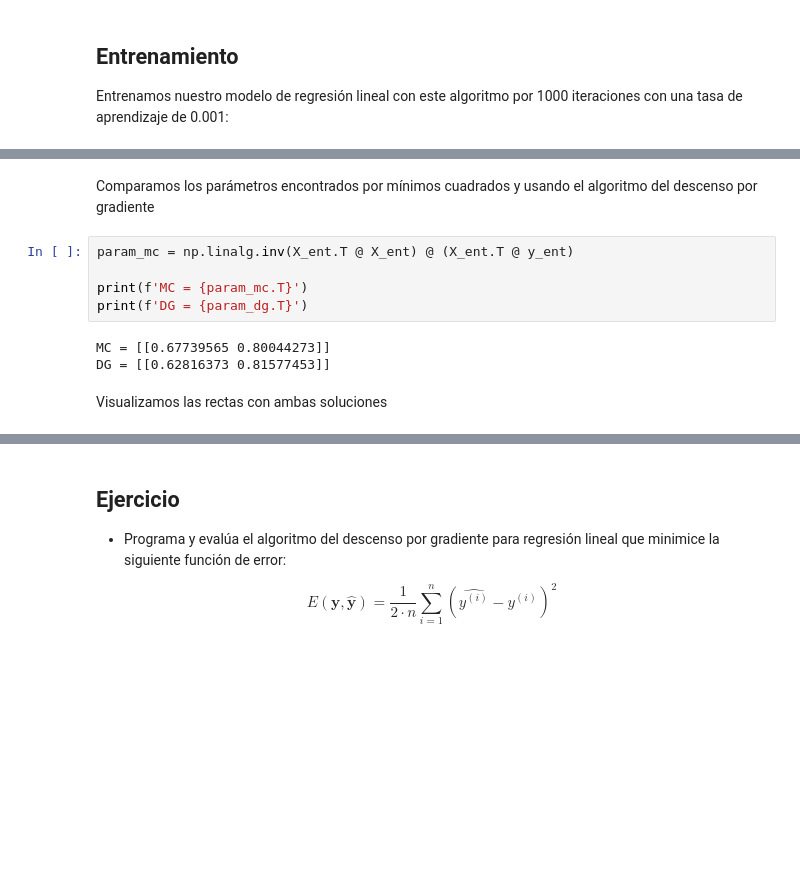
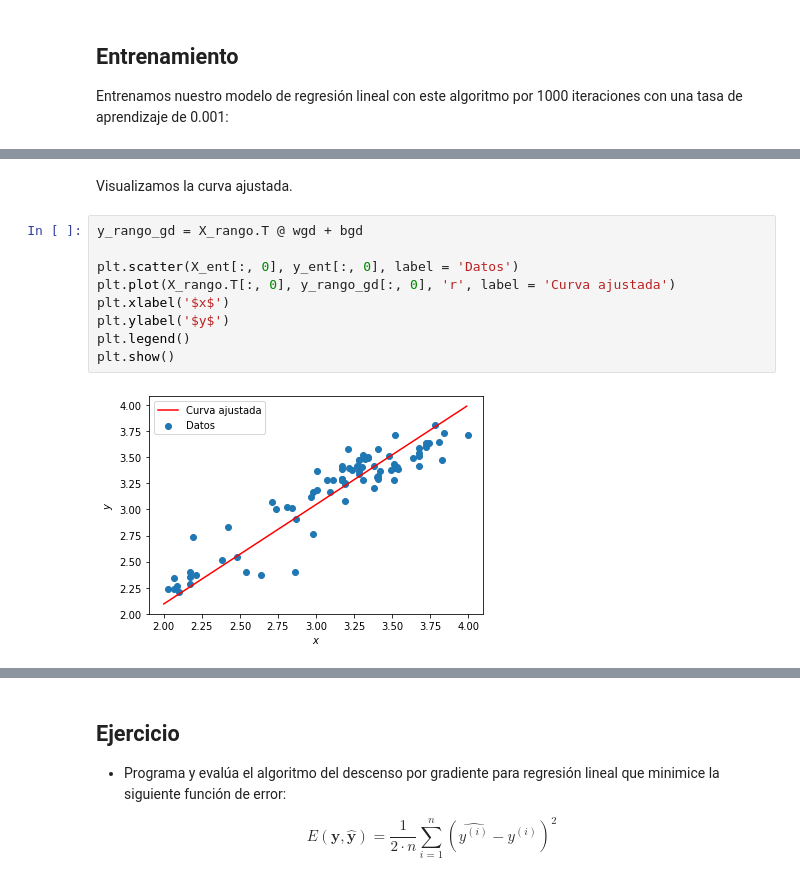
Before and after one commit to gibranfp/CursoAprendizajeProfundo, a Jupyter notebook: notebooks/1a_sgd_reglin.ipynb, the cells around one changed output, grey strips where cells are left out. Drawn from its saved outputs; the diff is of its cells as text; blank space fills up the shorter version.

```diff
--- a/notebooks/1a_sgd_reglin.ipynb
+++ b/notebooks/1a_sgd_reglin.ipynb
@@ -93,12 +133,13 @@ plt.show()
-# %% [markdown]
-Comparamos los parámetros encontrados por mínimos cuadrados y usando el algoritmo del descenso por gradiente
-# %%
-param_mc = np.linalg.inv(X_ent.T @ X_ent) @ (X_ent.T @ y_ent)
-
-print(f'MC = {param_mc.T}')
-print(f'DG = {param_dg.T}')
-# %% [output]
-MC = [[0.67739565 0.80044273]]
-DG = [[0.62816373 0.81577453]]
-# %% [markdown]
-Visualizamos las rectas con ambas soluciones
+# %% [markdown]
+Visualizamos la curva ajustada.
+# %%
+y_rango_gd = X_rango.T @ wgd + bgd
+
+plt.scatter(X_ent[:, 0], y_ent[:, 0], label = 'Datos')
+plt.plot(X_rango.T[:, 0], y_rango_gd[:, 0], 'r', label = 'Curva ajustada')
+plt.xlabel('$x$')
+plt.ylabel('$y$')
+plt.legend()
+plt.show()
+# %% [output]
+[figure, added]
```
Also changed, not shown: parts of 20 cells of this notebook.
